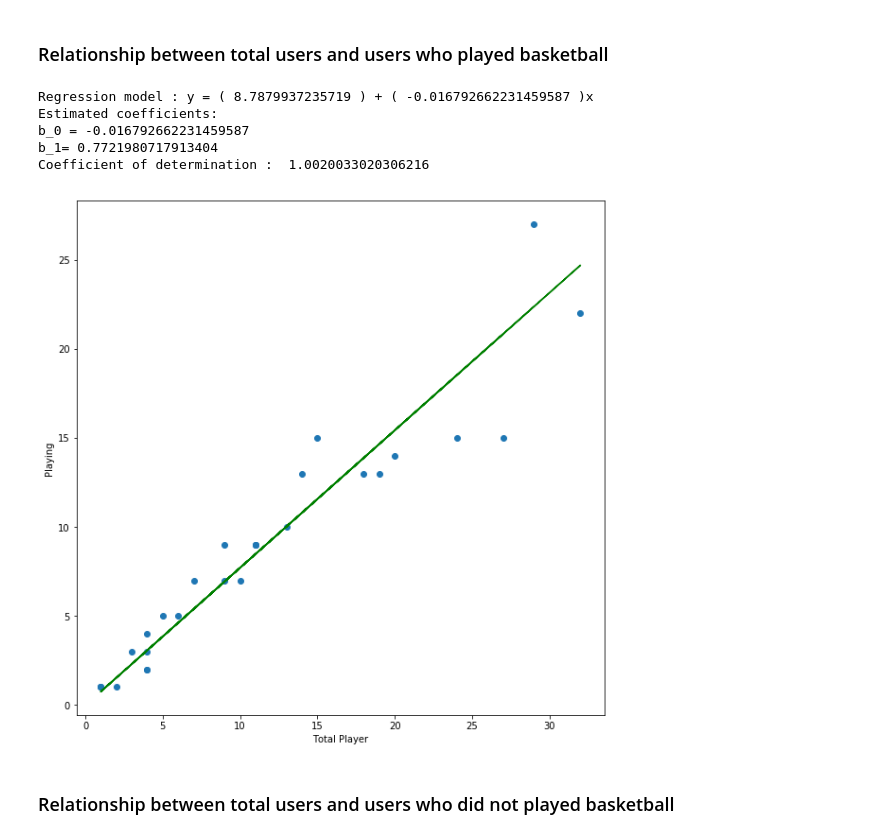
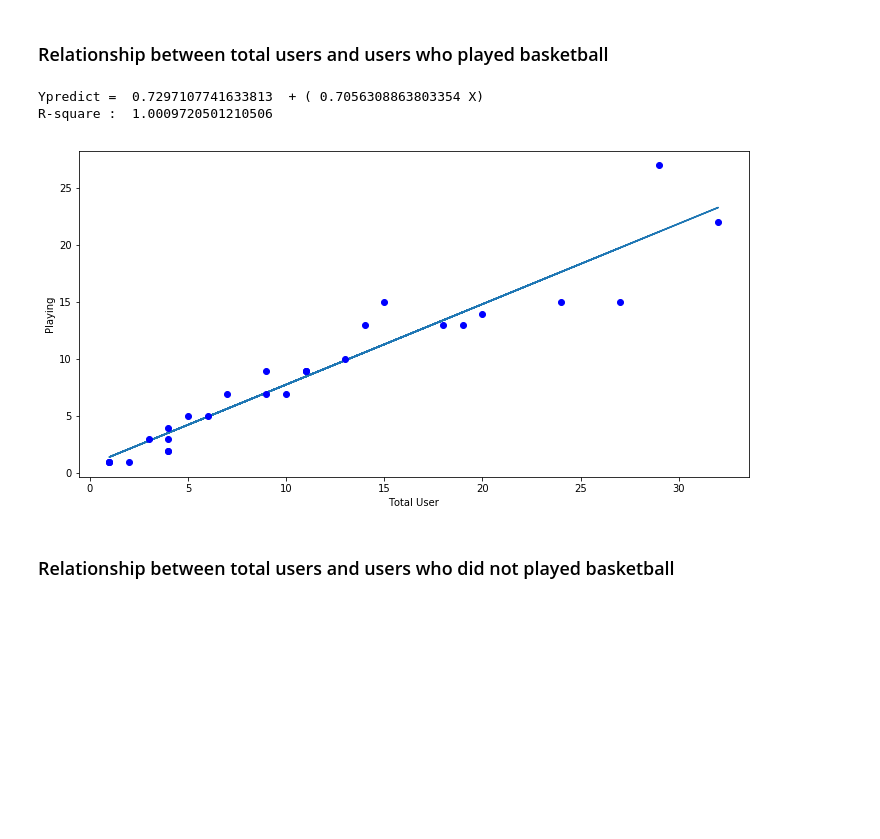
Before and after one commit to badgooooor/basketball-survey, a Jupyter notebook: Basketball Court Survey - Data Analysis.ipynb, the cells around one changed output. Cells and saved outputs as stored; diff of their text form; code cells hidden in the pictures; blank space fills up the shorter version.

```diff
--- a/Basketball Court Survey - Data Analysis.ipynb
+++ b/Basketball Court Survey - Data Analysis.ipynb
@@ -115,17 +109,38 @@ def plot_regression_line(x, y, x_label, y_label, b):
-# %%
-b = estimate_coefficients(data['Total User'], data['Playing'])
-
-print("Regression model : y = (", data['Playing'].mean() - b[0]*data['Playing'].mean(), ') + (', b[0],')x')
-print("Estimated coefficients:\nb_0 = {} \nb_1= {}".format(b[0], b[1]))
-print("Coefficient of determination : ", b[2])
-
-plot_regression_line(data['Total User'], data['Playing'], 'Total Player', 'Playing', b)
-# %% [output]
-Regression model : y = ( 8.7879937235719 ) + ( -0.016792662231459587 )x
-Estimated coefficients:
-b_0 = -0.016792662231459587
-b_1= 0.7721980717913404
-Coefficient of determination :  1.0020033020306216
-[figure, removed]
+# %%
+def linear_regression(df):
+    n = np.size(df)
+    x_mean, y_mean = np.mean(df['x']), np.mean(df['y'])
+
+
+    # Calculate the terms needed for the numerator and denominator of beta
+    df['xycov'] = (df['x'] - x_mean) * (df['y'] - y_mean)
+    df['xvar'] = (df['x'] - x_mean) ** 2
+
+    # Calculate beta/alpha
+    beta = df['xycov'].sum() / df['xvar'].sum()
+    alpha = y_mean - (beta * x_mean)
+    print('Ypredict = ',alpha,' + (', beta,'X)')
+
+    # Cross-deviation and r^2
+    SS_xy = np.sum(df['x']*df['y'] - n*y_mean*x_mean)
+    SS_xx = np.sum(df['x']*df['x'] - n*x_mean*x_mean)
+    SS_yy = np.sum(df['y']*df['y'] - n*y_mean*y_mean)
+    R2 = (SS_xy * SS_xy) / (SS_xx * SS_yy)
+    print('R-square : ', R2)
+    # Prediction
+    df['ypred'] = alpha + (beta * data['Total User'])
+    plt.figure(figsize=(12, 6))
+    plt.plot(df['x'], df['ypred'])
+    plt.plot(df['x'], df['y'], 'bo')
+    plt.xlabel('Total User')
+    plt.ylabel('Playing')
+    plt.show()
+# %%
+df = pd.DataFrame({"x": data['Total User'], "y": data['Playing']})
+linear_regression(df)
+# %% [output]
+Ypredict =  0.7297107741633813  + ( 0.7056308863803354 X)
+R-square :  1.0009720501210506
+[figure, added]
 # %% [markdown]
 ### Relationship between total users and users who did not played basketball
```
Also changed, not shown: parts of 9 cells of this notebook.
